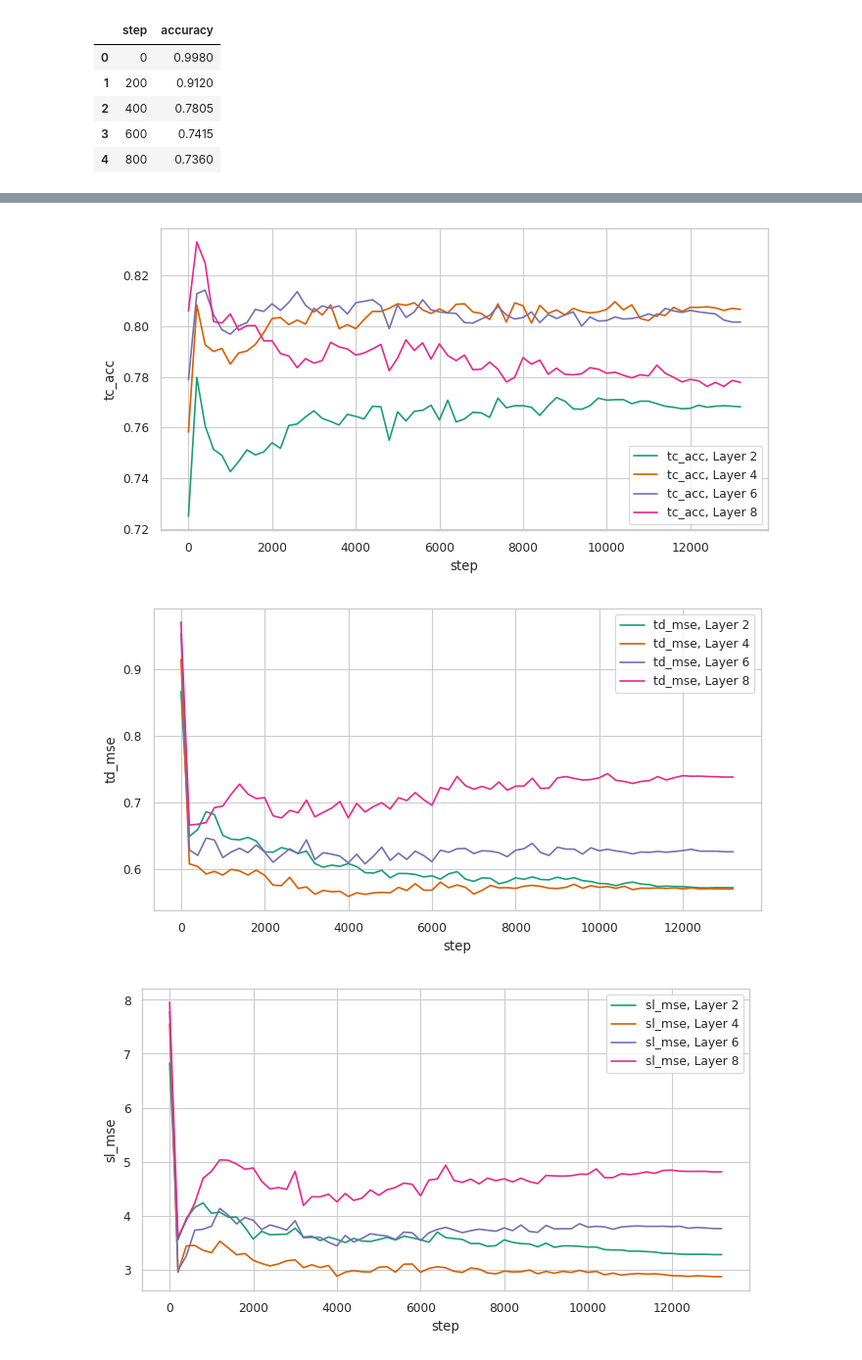
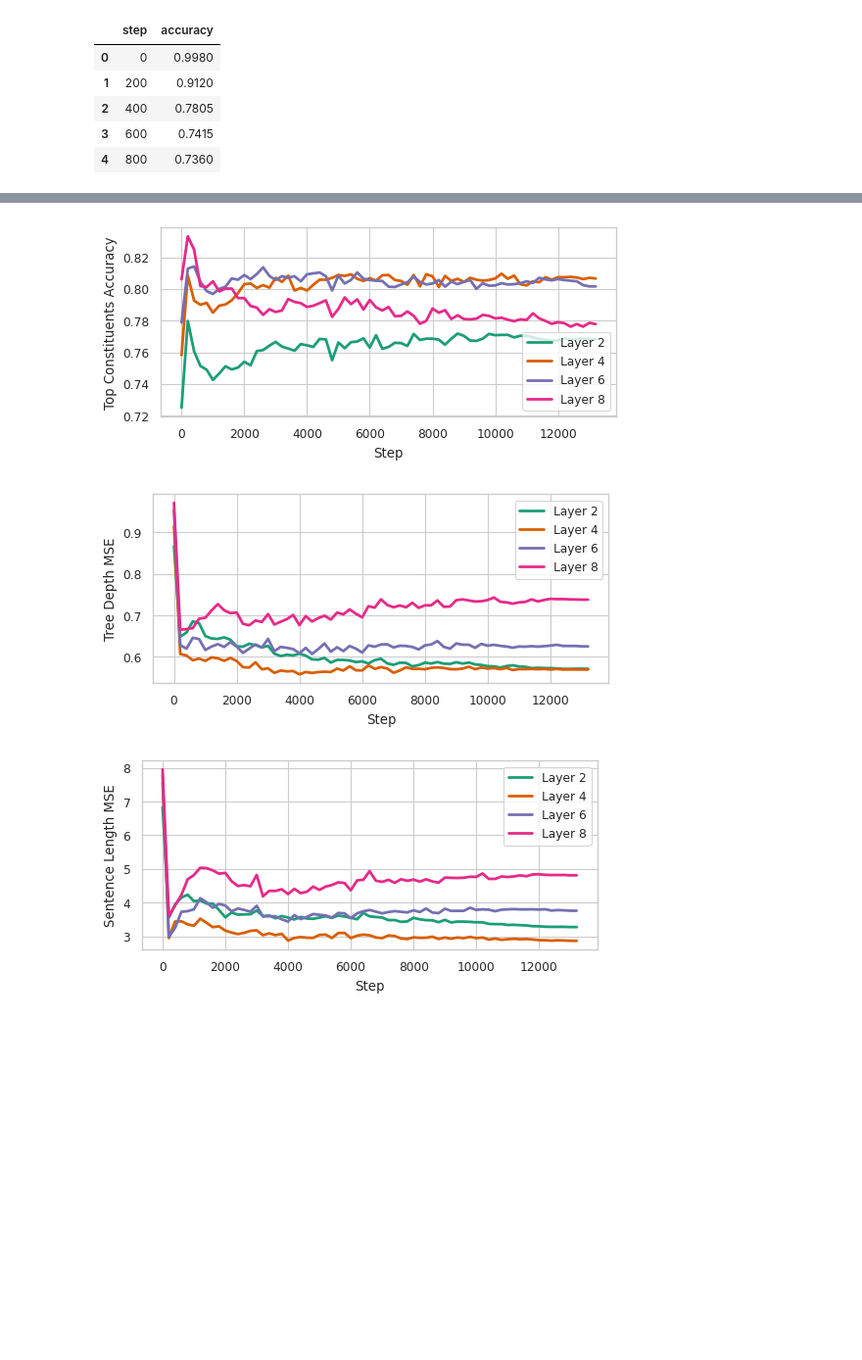
Before and after one commit to Markfryazino/tiny-linguist, a Jupyter notebook: results.ipynb, the cells around one changed output, grey strips where cells are left out. Shown at 98% size. Cells and saved outputs as stored; diff of their text form; code cells hidden in the pictures; blank space fills up the shorter version.

```diff
--- a/results.ipynb
+++ b/results.ipynb
@@ -45,10 +48,20 @@ sns.lineplot(data=df2, x="step", y="accuracy", label="Discriminator accuracy");
 # %%
+d = {
+    "tc_acc": "Top Constituents Accuracy",
+    "td_mse": "Tree Depth MSE",
+    "sl_mse": "Sentence Length MSE"
+}
+
 for col in ['tc_acc', 'td_mse', 'sl_mse']:
-    plt.figure(figsize=(8, 4))
+    plt.figure(figsize=(6, 2.5))
     for layer in [2, 4, 6, 8]:
-        sns.lineplot(x="step", y=col, data=df[df["layer"] == layer], label=f"{col}, Layer {layer}")
+        sns.lineplot(x="step", y=col, data=df[df["layer"] == layer], label=f"Layer {layer}", linewidth=2)
+
+    plt.xlabel("Step")
+    plt.ylabel(d[col])
+    plt.savefig(f"img/{col}.pdf", bbox_inches="tight")
     plt.show()
 # %% [output]
-[figure, old version]
+[figure, new version]
-[figure, old version]
+[figure, new version]
-[figure, old version]
+[figure, new version]
```
Also changed, not shown: parts of 1 cell of this notebook, 12 other files.
